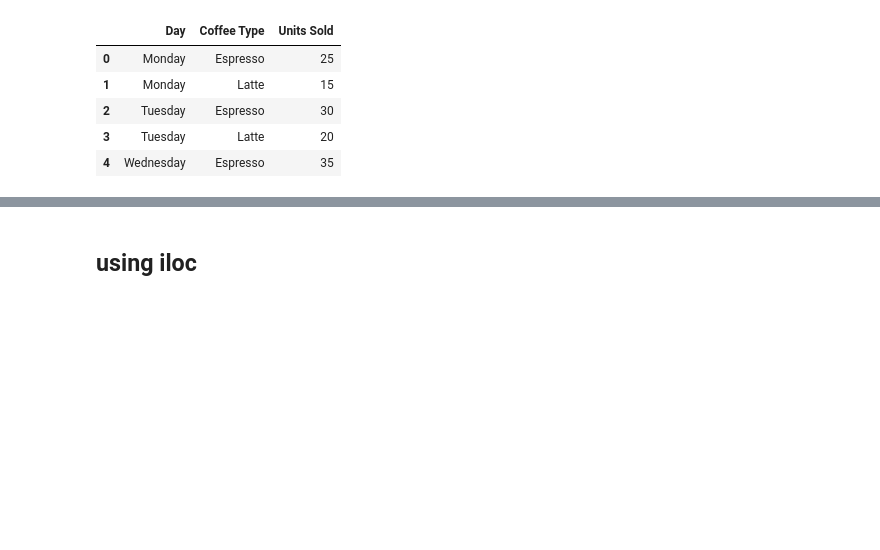
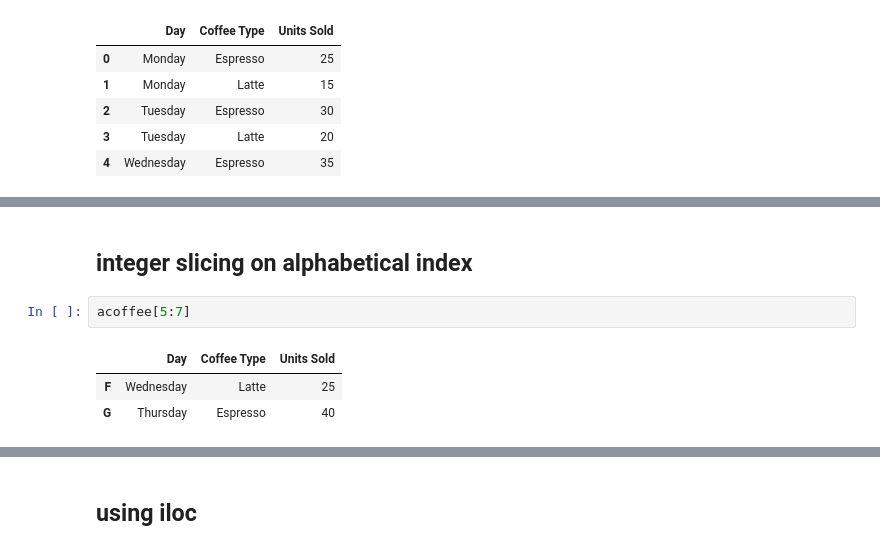
Before and after one commit to atrox3d/pandas_keith-galli-complete-pandas-tutorial, a Jupyter notebook: 03-accessing-data.ipynb, the cells around one changed output, grey strips where cells are left out. Saved outputs shown, nothing was run; the diff lists cells and outputs as text; blank space fills up the shorter version.

```diff
--- a/03-accessing-data.ipynb
+++ b/03-accessing-data.ipynb
@@ -31,0 +124,8 @@ coffee.sample(10)   # add random_state=seed to make sample deterministic
+# %% [markdown]
+## integer slicing on alphabetical index
+# %%
+acoffee[5:7]
+# %% [output]
+|  | Day | Coffee Type | Units Sold |
+| F | Wednesday | Latte | 25 |
+| G | Thursday | Espresso | 40 |
```
Also changed, not shown: parts of 56 cells of this notebook, 2 other files.
